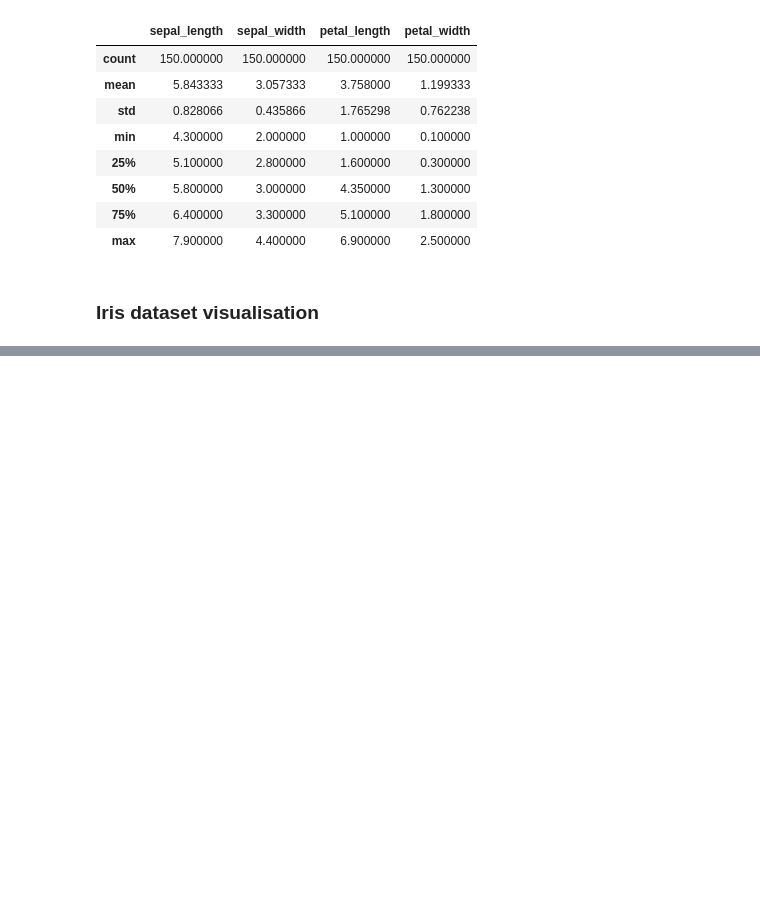
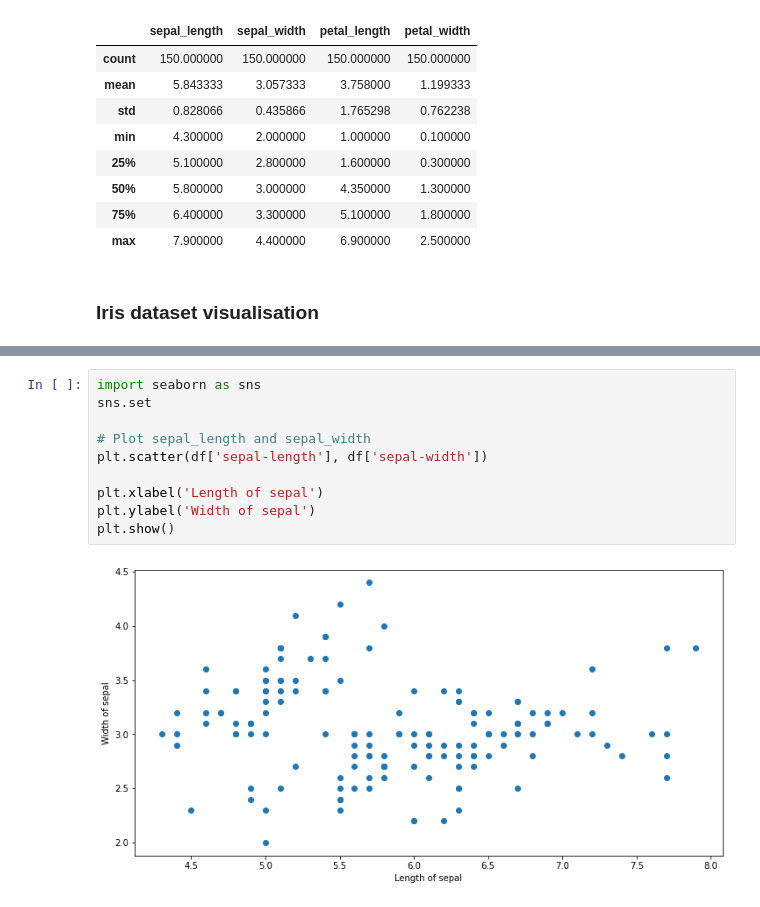
Before and after one commit to ezekielonaloye-gmit/Machine-learning-and-statistics--Assessment-2020, a Jupyter notebook: Task_4.ipynb, the cells around one changed output, grey strips where cells are left out. Cells and saved outputs as stored; diff of their text form; blank space fills up the shorter version.

```diff
--- a/Task_4.ipynb
+++ b/Task_4.ipynb
@@ -149,0 +152,12 @@ df.describe()
+# %%
+import seaborn as sns
+sns.set
+
+# Plot sepal_length and sepal_width
+plt.scatter(df['sepal-length'], df['sepal-width'])
+
+plt.xlabel('Length of sepal')
+plt.ylabel('Width of sepal')
+plt.show()
+# %% [output]
+[figure, added]
```
Also changed, not shown: parts of 17 cells of this notebook.
